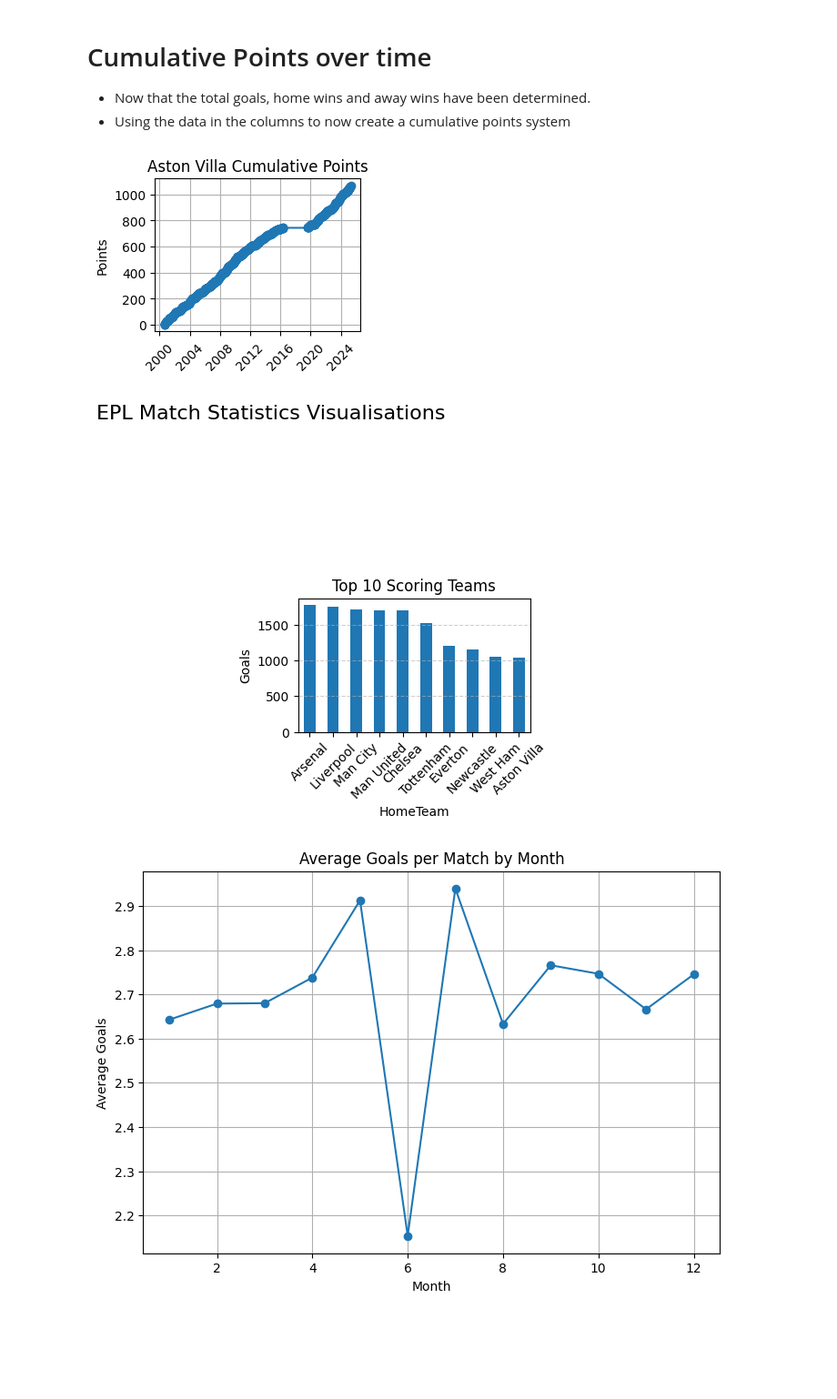
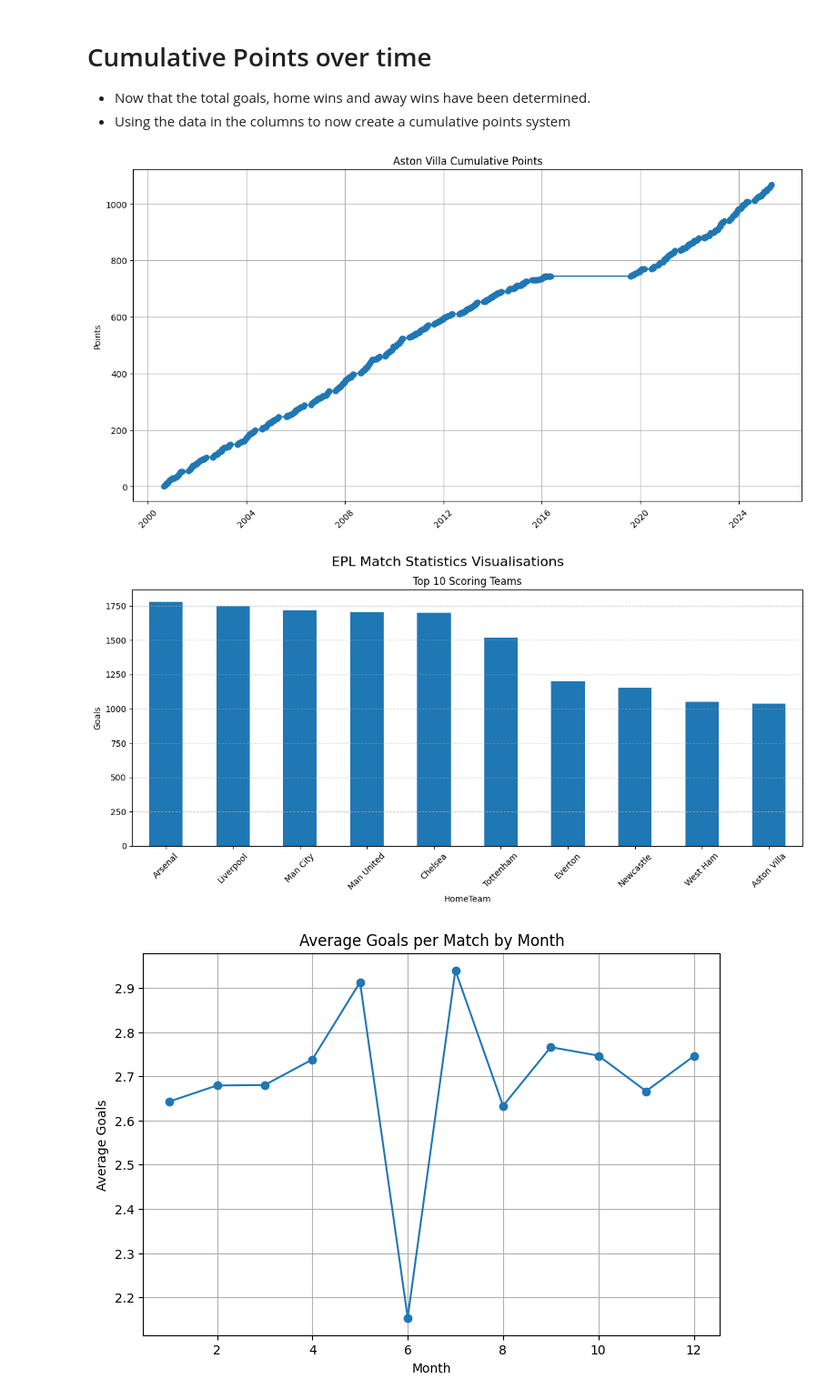
Before and after one commit to AjayChohan1/english-premier-league-capstone-project, a Jupyter notebook: jupyter_notebooks/epl_visualisation.ipynb, the cells around one changed output. Shown at 91% size. Saved outputs shown, nothing was run; the diff lists cells and outputs as text; code cells hidden in the pictures; blank space fills up the shorter version.

```diff
--- a/jupyter_notebooks/epl_visualisation.ipynb
+++ b/jupyter_notebooks/epl_visualisation.ipynb
@@ -71,37 +65,37 @@ team_df['MatchDate'] = pd.to_datetime(team_df['MatchDate'])
 # %%
 # 3. Cumulative Points Over Time (Aston Villa)
 team = "Aston Villa"
 team_df = df[(df['HomeTeam'] == team) | (df['AwayTeam'] == team)].copy()
 team_df['MatchDate'] = pd.to_datetime(team_df['MatchDate'])
 
 def get_points(row, team):
     if row['HomeTeam'] == team:
         if row['FullTimeResult'] == 'H': return 3
         if row['FullTimeResult'] == 'D': return 1
     elif row['AwayTeam'] == team:
         if row['FullTimeResult'] == 'A': return 3
         if row['FullTimeResult'] == 'D': return 1
     return 0
 
 team_df['Points'] = team_df.apply(lambda row: get_points(row, team), axis=1)
 team_df.sort_values('MatchDate', inplace=True)
 team_df['CumulativePoints'] = team_df['Points'].cumsum()
 
-plt.subplot(2, 2, 3)
+plt.figure(figsize=(14, 7))
 plt.plot(team_df['MatchDate'], team_df['CumulativePoints'], marker='o')
 plt.title(f'{team} Cumulative Points')
 plt.ylabel('Points')
 plt.xticks(rotation=45)
 plt.grid(True)
 # %% [output]
-[figure, old version]
+[figure, new version]
 # %%
 # 4. Top 10 Scoring Teams
 home_goals = df.groupby('HomeTeam')['FullTimeHomeGoals'].sum()
 away_goals = df.groupby('AwayTeam')['FullTimeAwayGoals'].sum()
 total_goals = home_goals.add(away_goals, fill_value=0).sort_values(ascending=False).head(10)
 
-plt.subplot(2, 2, 4)
+plt.figure(figsize=(12, 6))
 total_goals.plot(kind='bar')
 plt.title('Top 10 Scoring Teams')
 plt.ylabel('Goals')
@@ -112,7 +106,7 @@ plt.tight_layout(rect=[0, 0, 1, 0.95])
 plt.suptitle("EPL Match Statistics Visualisations", fontsize=16)
 plt.show()
 # %% [output]
-[figure, old version]
+[figure, new version]
 # %%
 # Ensure correct datetime format
 df['MatchDate'] = pd.to_datetime(df['MatchDate'])
```
Also changed, not shown: parts of 11 cells of this notebook, 1 other file.
